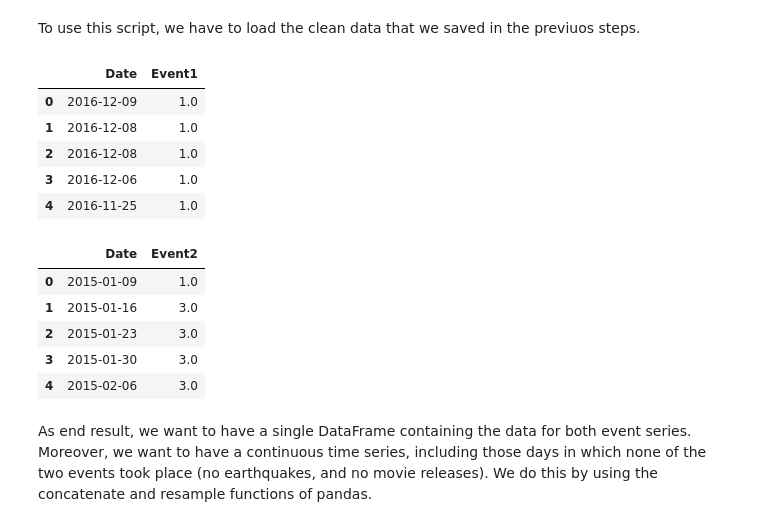
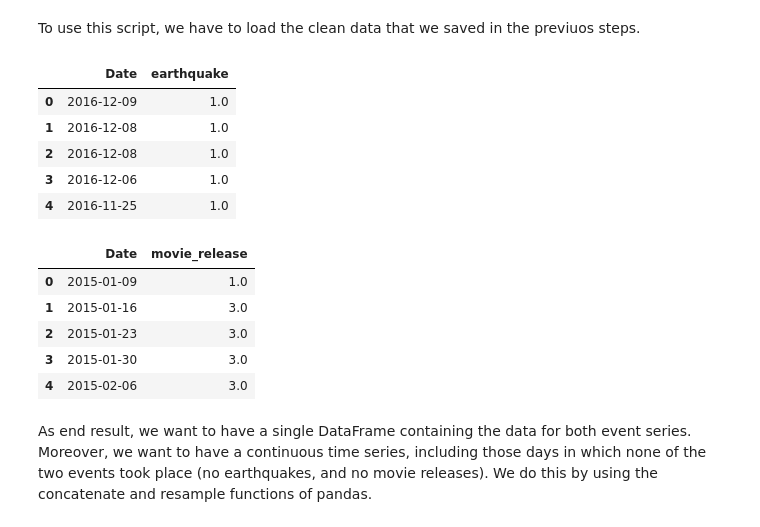
Before and after one commit to dariodata/event-tracker, a Jupyter notebook: event-tracker.ipynb, the cells around one changed output. Cells and saved outputs as stored; diff of their text form; code cells hidden in the pictures.

```diff
--- a/event-tracker.ipynb
+++ b/event-tracker.ipynb
@@ -127,12 +127,12 @@ To use this script, we have to load the clean data that we saved in the previuos
 # %%
 # Load the earthquake data and add a column with ones since there was only one earthquake per row
 df1 = pd.read_csv('data/earthquakes.csv', header=None)
 del df1[0]
 df1.columns = ['Date']
-df1['Event1'] = np.ones(len(df1))
+df1['earthquake'] = np.ones(len(df1))
 df1.head()
 # %% [output]
-|  | Date | Event1 |
+|  | Date | earthquake |
 | 0 | 2016-12-09 | 1.0 |
 | 1 | 2016-12-08 | 1.0 |
 | 2 | 2016-12-08 | 1.0 |
@@ -142,10 +142,10 @@ df1.head()
 # Load the movie data, the second column already shows us the sum of movie releases
 df2 = pd.read_csv('data/filmrelease.csv', header=0)
 del df2['Unnamed: 0']
-df2.columns = ['Date', 'Event2']
+df2.columns = ['Date', 'movie_release']
 df2.head()
 # %% [output]
-|  | Date | Event2 |
+|  | Date | movie_release |
 | 0 | 2015-01-09 | 1.0 |
 | 1 | 2015-01-16 | 3.0 |
 | 2 | 2015-01-23 | 3.0 |
```
Also changed, not shown: parts of 6 cells of this notebook.
